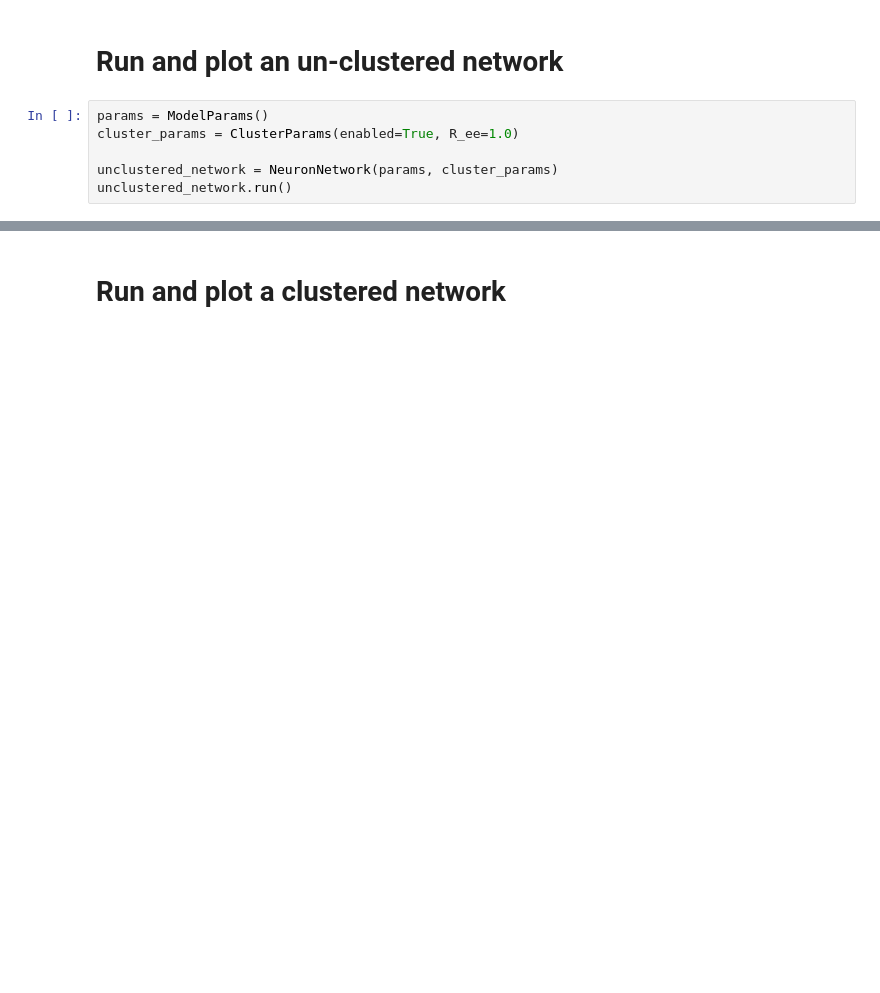
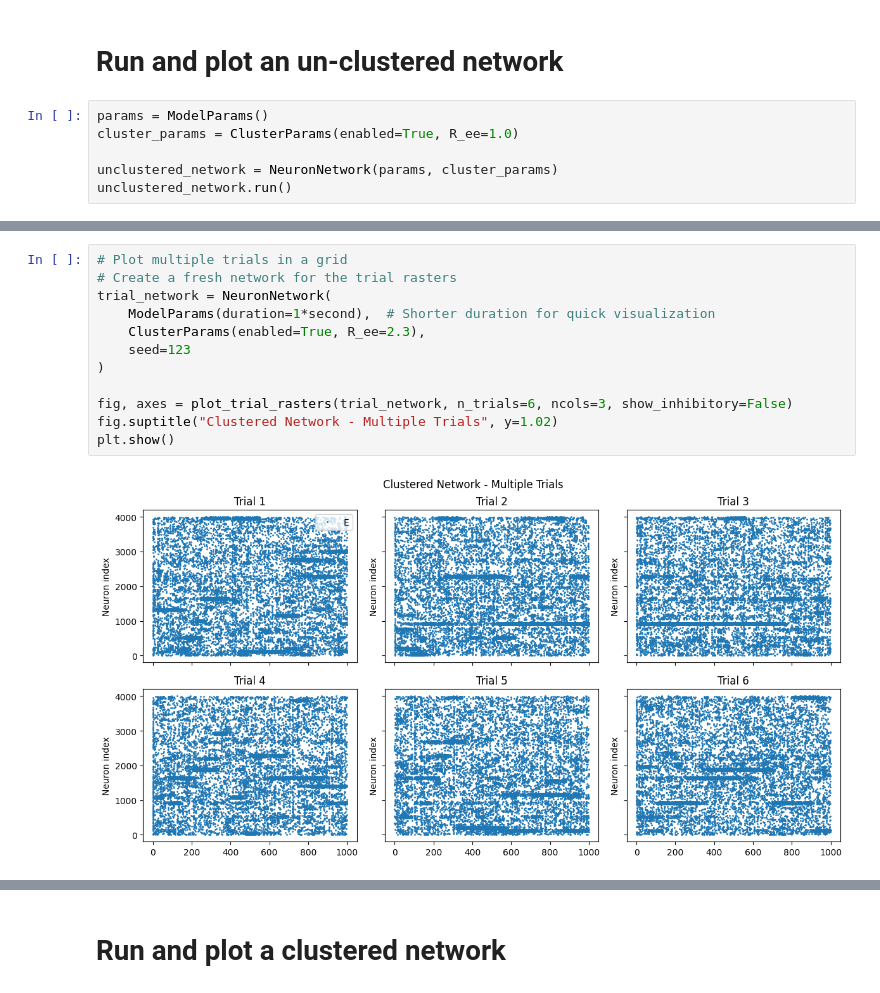
Before and after one commit to arjunpur/clustered-networks, a Jupyter notebook: base_model_arj.ipynb, the cells around one changed output, grey strips where cells are left out. Saved outputs shown, nothing was run; the diff lists cells and outputs as text; blank space fills up the shorter version.

```diff
--- a/base_model_arj.ipynb
+++ b/base_model_arj.ipynb
@@ -49,3 +102,17 @@ plot_spike_raster(
+# %%
+# Plot multiple trials in a grid
+# Create a fresh network for the trial rasters
+trial_network = NeuronNetwork(
+    ModelParams(duration=1*second),  # Shorter duration for quick visualization
+    ClusterParams(enabled=True, R_ee=2.3),
+    seed=123
+)
+
+fig, axes = plot_trial_rasters(trial_network, n_trials=6, ncols=3, show_inhibitory=False)
+fig.suptitle("Clustered Network - Multiple Trials", y=1.02)
+plt.show()
+# %% [output]
+[figure, added]
 # %%
 fig, axes = plt.subplots(2, 1, figsize=(10, 7))
 
```
Also changed, not shown: parts of 15 cells of this notebook, 2 other files.
